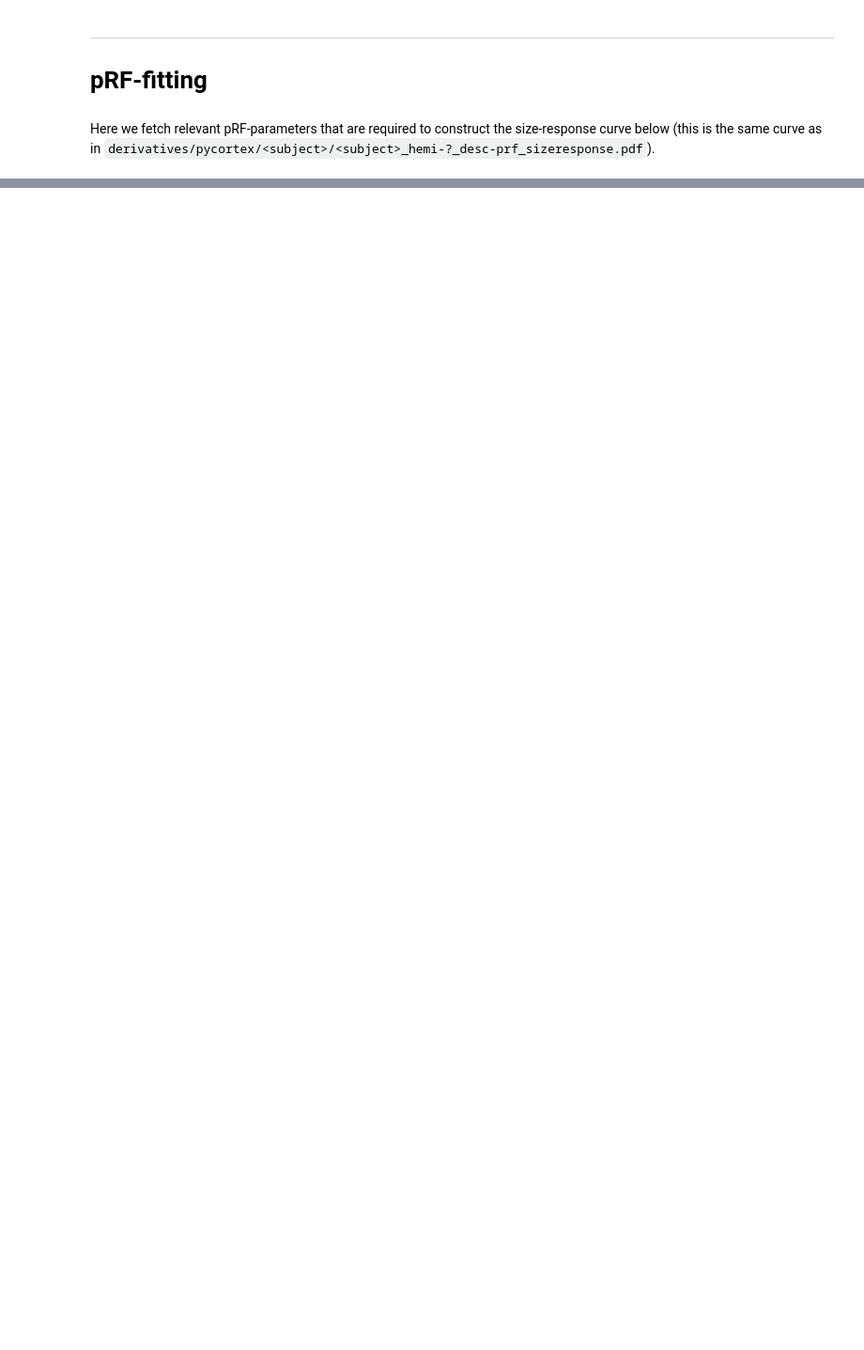
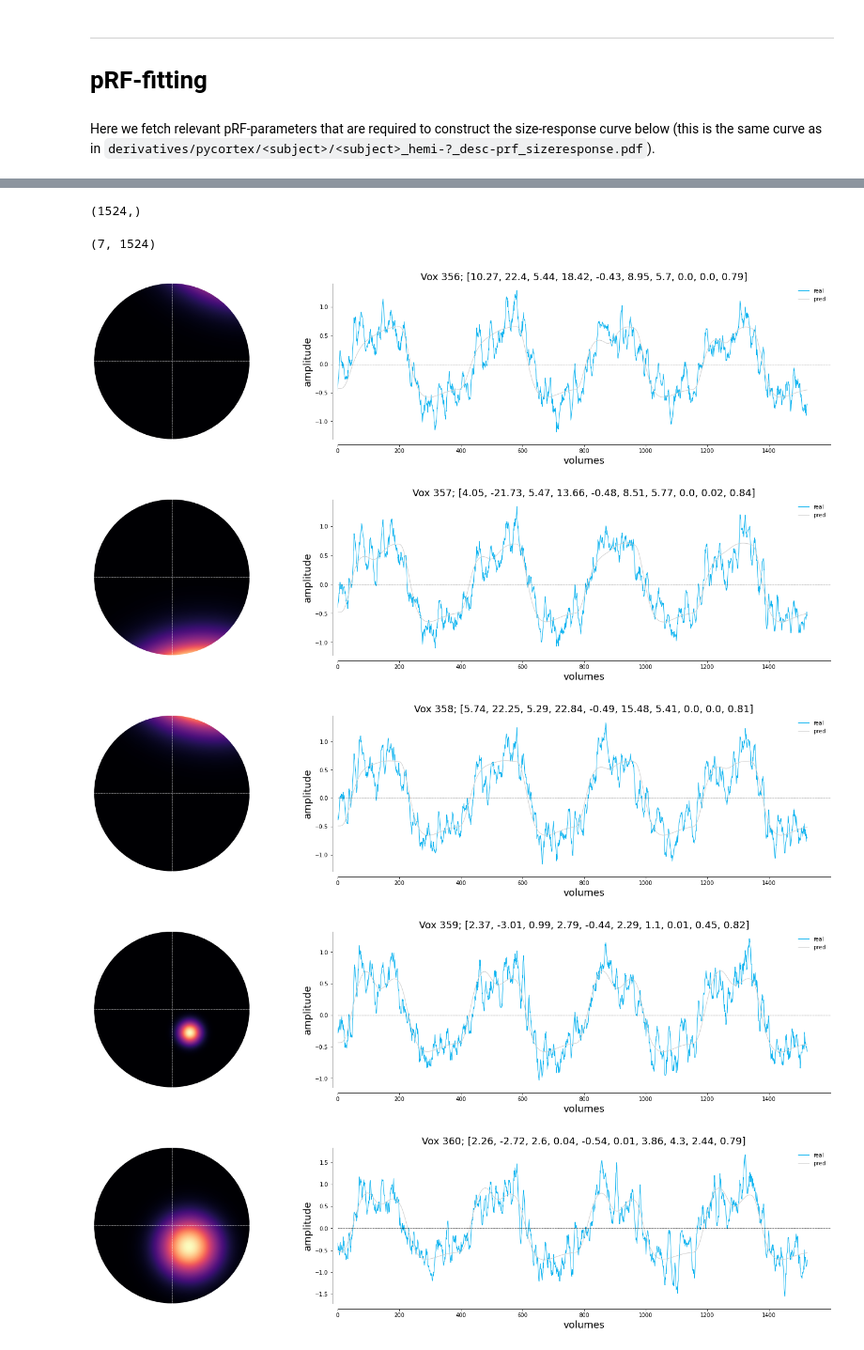
Before and after one commit to spinoza-centre/pRFline, a Jupyter notebook: notebooks/prf/exp_lineprf.ipynb, the cells around one changed output, grey strips where cells are left out. Shown at 94% size. Cells and saved outputs as stored; diff of their text form; code cells hidden in the pictures; blank space fills up the shorter version.

```diff
--- a/notebooks/prf/exp_lineprf.ipynb
+++ b/notebooks/prf/exp_lineprf.ipynb
@@ -219,0 +275,13 @@ sr_curve1 = SR.make_sr_function(center_prf=True)
+# %%
+func = np.array(data)
+modelling = prf.pRFmodelFitting(func,
+                                design_matrix=design,
+                                TR=0.105,
+                                model='norm',
+                                stage='grid+iter',
+                                verbose=True,
+                                output_dir=prf_dir,
+                                output_base="sub-003_ses-3_task-pRF",
+                                write_files=True)
+
+modelling.fit()
@@ -219,0 +319,41 @@ sr_curve1 = SR.make_sr_function(center_prf=True)
+# %%
+data[0].shape
+# %% [output]
+(1524,)
+# %%
+norm_predictions = np.zeros_like(func)
+for ii in range(func.shape[0]):
+    norm_predictions[ii,...] = modelling.norm_model.return_prediction(*modelling.norm_iter[ii,:-1])
+
+norm_predictions.shape
+# %% [output]
+(7, 1524)
+# %%
+for vox_id in range(norm_predictions.shape[0]):
+
+    fig = plt.figure(constrained_layout=True, figsize=(20,5))
+    gs00 = fig.add_gridspec(1,2, width_ratios=[10,20])
+
+    pars = modelling.norm_iter[vox_id,...]
+    ax1 = fig.add_subplot(gs00[0])
+    prf_array = prf.make_prf(modelling.prf_stim, size=pars[2], mu_x=pars[0], mu_y=pars[1])
+    prf.plot_prf(prf_array, subject_info.settings['vf_extent'], ax=ax1)
+
+    ax2 = fig.add_subplot(gs00[1])
+    utils.LazyPlot([data[vox_id], norm_predictions[vox_id,...]],
+                axs=ax2,
+                x_label="volumes",
+                y_label="amplitude",
+                color=['#08B2F0','#cccccc'],
+                labels=['real','pred'],
+                title=f"Vox {include_vox[vox_id]}; {[round(ii, 2) for ii in modelling.norm_iter[vox_id,...]]}",
+                add_hline='default',
+                set_xlim_zero=True,
+                sns_trim=False,
+                font_size=18)
+# %% [output]
+[figure, added]
+[figure, added]
+[figure, added]
+[figure, added]
+[figure, added]
```
Also changed, not shown: parts of 23 cells of this notebook.
